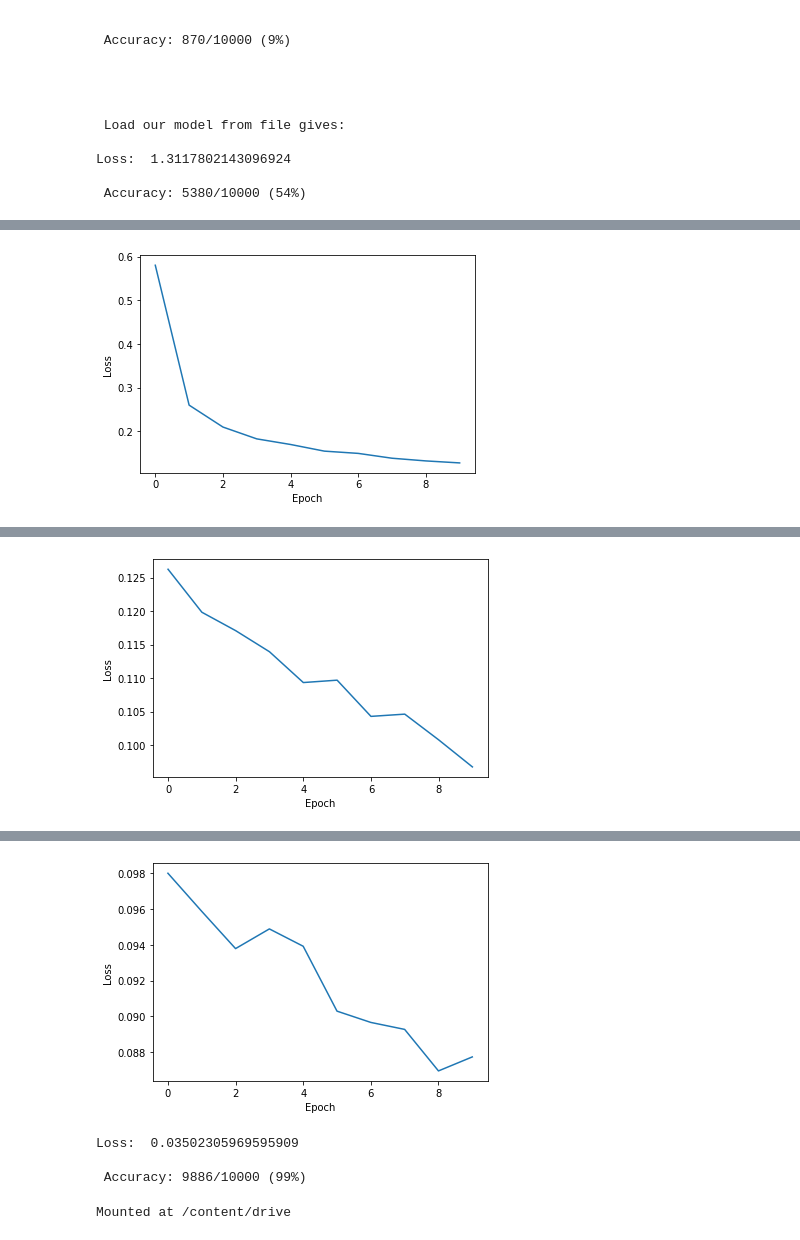
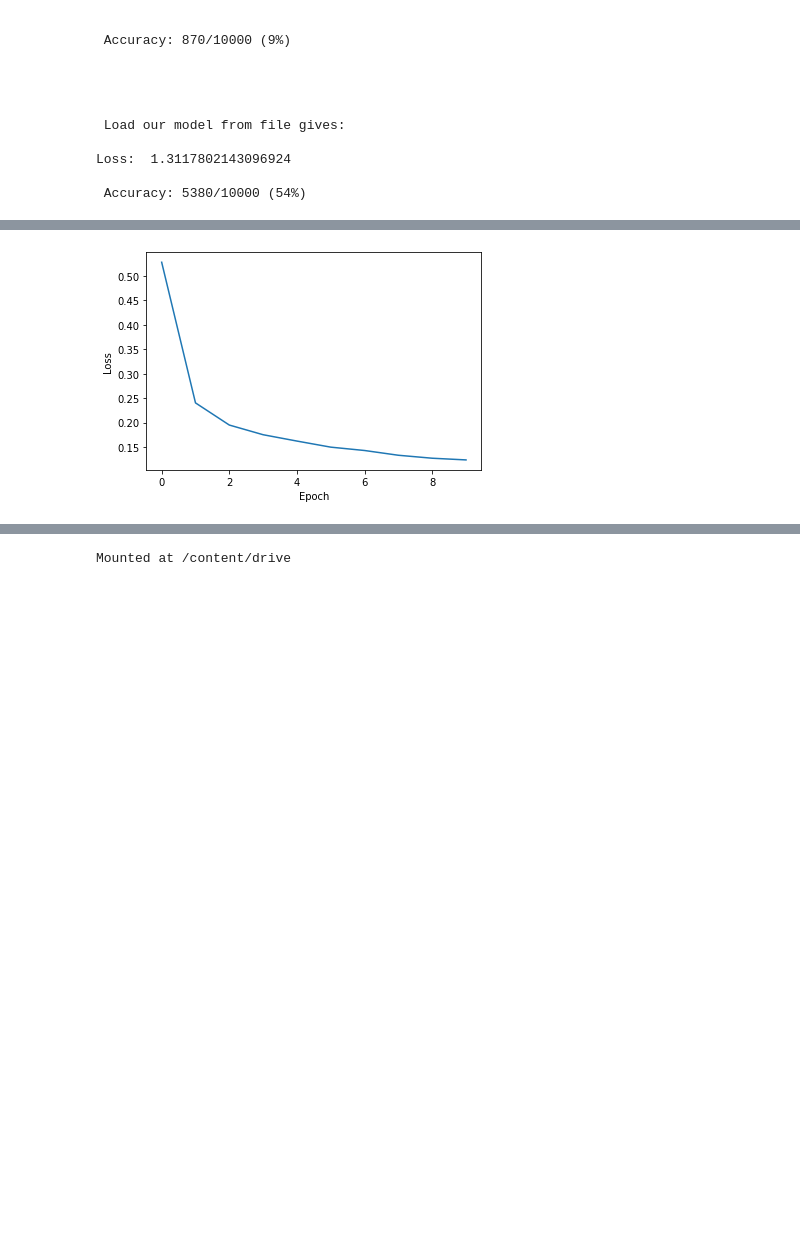
Before and after one commit to StarkitRobots/cvr_course, a Jupyter notebook: notebooks/nn_hw6.ipynb, the cells around one changed output, grey strips where cells are left out. Cells and saved outputs as stored; diff of their text form; code cells hidden in the pictures; blank space fills up the shorter version.

Commit message:
CIFAR10 and MNIST with own images (not_completed)

```diff
--- a/notebooks/nn_hw6.ipynb
+++ b/notebooks/nn_hw6.ipynb
@@ -403,17 +368,18 @@ no_cuda = False
 use_cuda = not no_cuda and torch.cuda.is_available()
 kwargs = {'num_workers': 1, 'pin_memory': True} if use_cuda else {}
 
-train_loader = torch.utils.data.DataLoader(
-    datasets.MNIST('../data', train=True, download=True,
+train_dataset = datasets.MNIST('../data', train=True, download=True,
                     transform=transforms.Compose([
                         transforms.ToTensor(),
                         transforms.Normalize((0.1307,), (0.3081,))
-                    ])),
-    batch_size=batch_size, shuffle=True, **kwargs)
+                    ]))
 
-test_loader = torch.utils.data.DataLoader(
-    datasets.MNIST('../data', train=False, transform=transforms.Compose([
+
+train_loader = torch.utils.data.DataLoader(train_dataset, batch_size=batch_size, shuffle=True, **kwargs)
+
+test_dataset = datasets.MNIST('../data', train=False, transform=transforms.Compose([
                         transforms.ToTensor(),
                         transforms.Normalize((0.1307,), (0.3081,))
-                    ])),
-    batch_size=batch_size, shuffle=True, **kwargs)
+                    ]))
+
+test_loader = torch.utils.data.DataLoader(test_dataset, batch_size=batch_size, shuffle=True, **kwargs)
@@ -490,10 +463,34 @@ class MNIST_net(nn.Module):
+# %%
+def test(model, device, test_loader):
+    model.eval()
+    loss=0
+    accuracy = 0
+    correct = 0
+    total = 0
+    with torch.no_grad():
+        for data, target in test_loader:
+            data, target = data.to(device), target.to(device)
+            output = model.forward(data)
+            loss+= F.nll_loss(output,target)
+            pred = output.argmax(dim=1, keepdim=True)
+            target = target.view_as(pred)
+            for i,single_pred in enumerate(pred):
+                if single_pred == target[i]:
+                    correct+= 1
+            total += len(pred)
+    loss = loss/len(test_loader)
+    accuracy = correct / total
+
+    print('Loss: ',loss.data.item())
+    print('\n Accuracy: {}/{} ({:.0f}%)\n'.format(
+        correct, total, 100. * accuracy))
 # %%
 device = torch.device("cuda" if use_cuda else "cpu")
 net = MNIST_net().to(device)
 # %%
 #Main loop train epochs_train times and test once and
 #repeat it train_cycles times
-train_cycles=3
+train_cycles=1
 epochs_train=10
 lr=0.001
 #Main loop
@@ -514 +511 @@ Epoch        9 Loss: 0.12765848215358952
-[figure, old version]
+[figure, new version]
@@ -529 +514,0 @@ Epoch        9 Loss: 0.09672560460399836
-[figure, removed]
@@ -544,7 +515,3 @@ Epoch        9 Loss: 0.08772571470278005
-[figure, removed]
-Loss:  0.03502305969595909
-
- Accuracy: 9886/10000 (99%)
 # %%
 from google.colab import drive
 drive.mount('/content/drive',force_remount= True)
```
Also changed, not shown: parts of 16 cells of this notebook.
